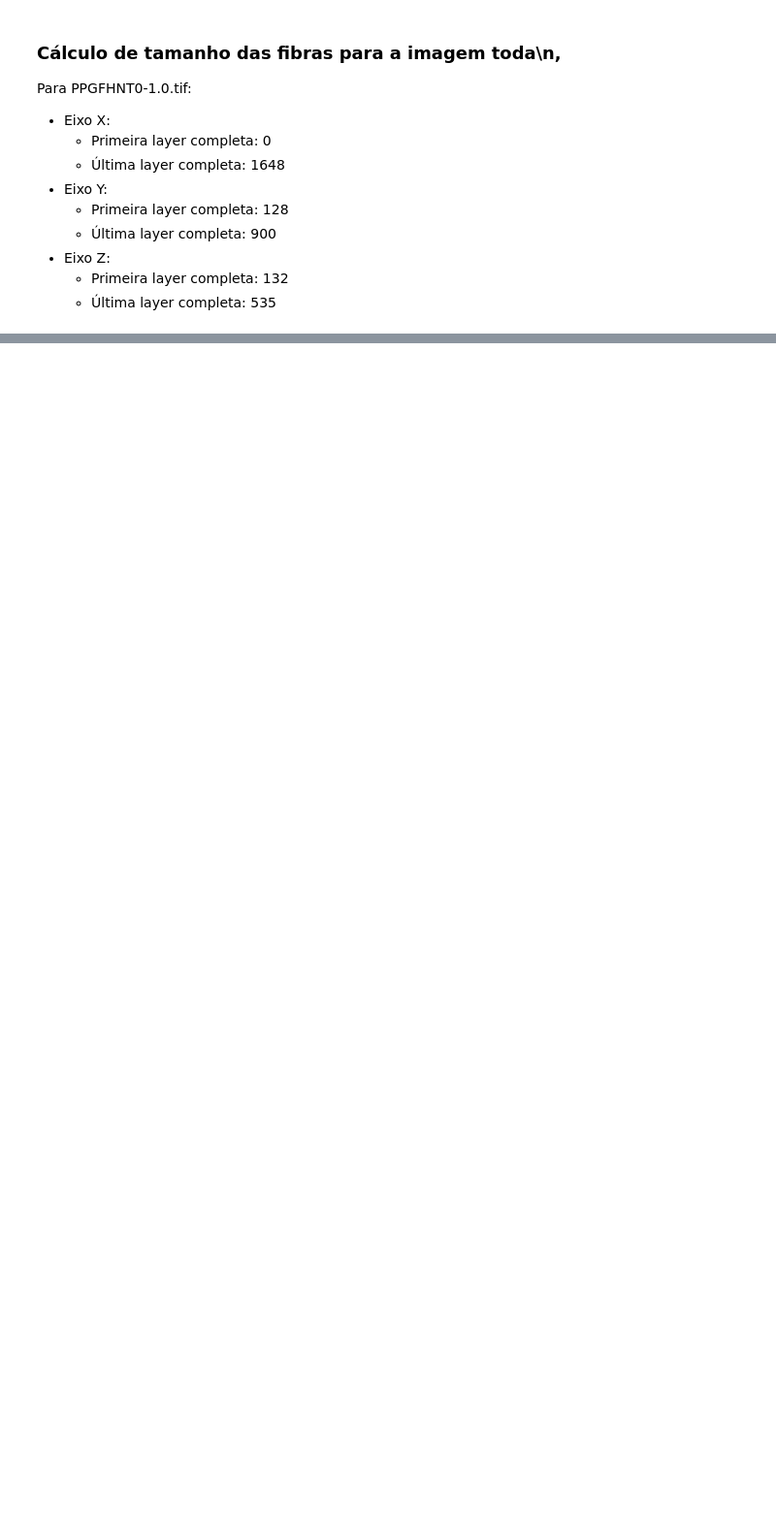
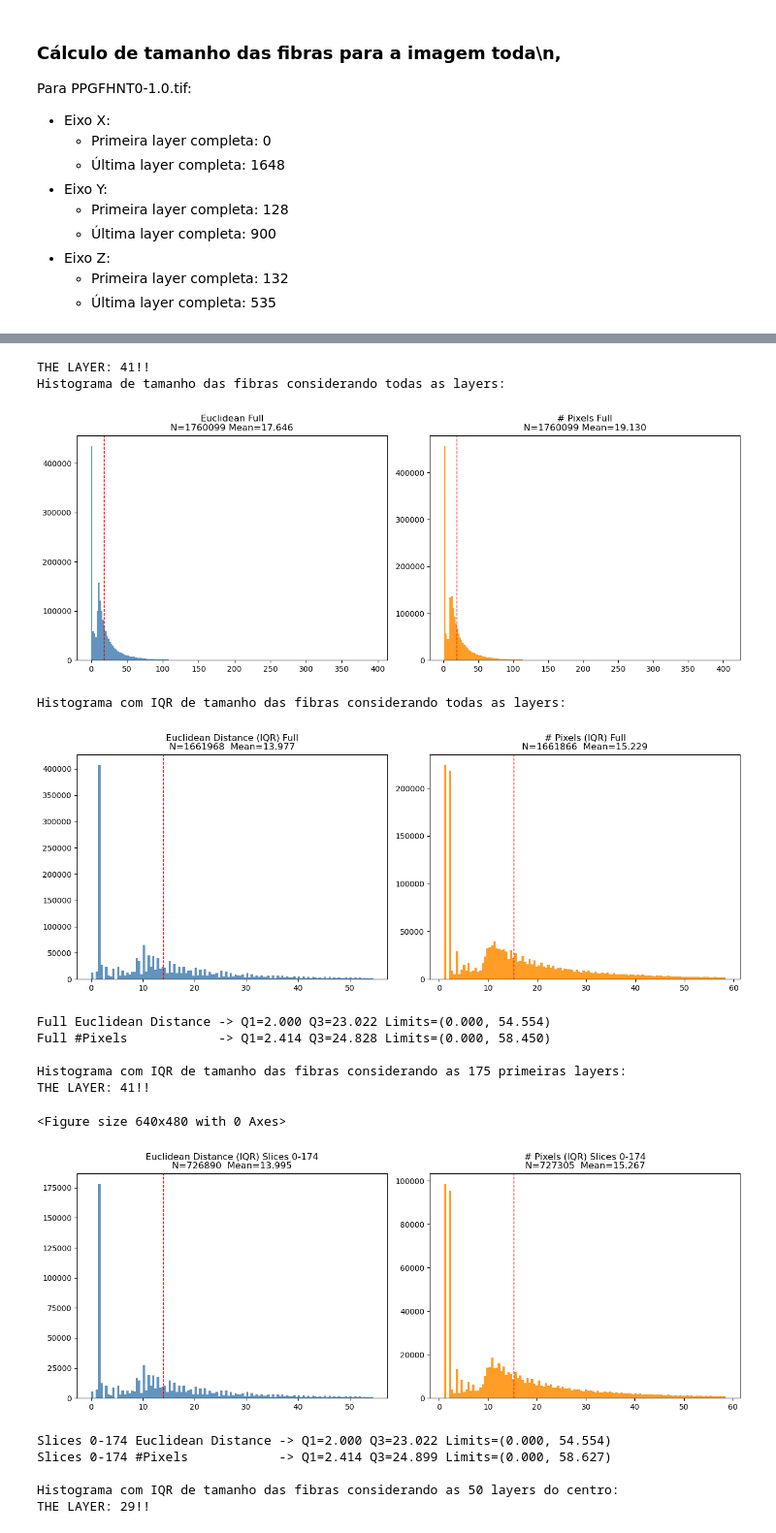
Before and after one commit to litc-ufmg/toronto-fibers, a Jupyter notebook: fiber_separation.ipynb, the cells around one changed output, grey strips where cells are left out. Shown at 97% size. Drawn from its saved outputs; the diff is of its cells as text; code cells hidden in the pictures; blank space fills up the shorter version.

```diff
--- a/fiber_separation.ipynb
+++ b/fiber_separation.ipynb
@@ -1170,0 +1266,70 @@ plot_hist_filtered(euclid_c, branch_c, "Slices 225-end", bins=120)
+# %%
+euclid_full, branch_full = calcula_comp_2d(esqueletos_separados, 'z')
+
+os.makedirs("metric_plots", exist_ok=True)
+
+print('Histograma de tamanho das fibras considerando todas as layers:')
+
+plt.figure(figsize=(13, 5))
+
+plt.subplot(1,2,1)
+plt.hist(euclid_full, bins=200, color='steelblue', alpha=0.85)
+plt.title(f'Euclidean Full\nN={len(euclid_full)} Mean={euclid_full.mean():.3f}')
+
+plt.subplot(1,2,2)
+plt.hist(branch_full, bins=200, color='darkorange', alpha=0.85)
+plt.title(f'# Pixels Full\nN={len(branch_full)} Mean={branch_full.mean():.3f}')
+
+plt.gcf().axes[0].axvline(euclid_full.mean(), color='red', linestyle='--', linewidth=1)
+plt.gcf().axes[1].axvline(branch_full.mean(), color='red', linestyle='--', linewidth=1)
+
+plt.tight_layout()
+plt.savefig("metric_plots/hist_rmsmall_true_full_raw.png")
+plt.show()
+
+print('Histograma com IQR de tamanho das fibras considerando todas as layers:')
+
+plot_hist_filtered(euclid_full, branch_full, "Full", bins=120)
+fig = plt.gcf()
+fig.savefig("metric_plots/hist_rmsmall_true_full_iqr.png")
+
+print('Histograma com IQR de tamanho das fibras considerando as 175 primeiras layers:')
+
+euclid_a, branch_a = calcula_comp_2d(esqueletos_separados[:, :, :175], 'z')
+plot_hist_filtered(euclid_a, branch_a, "Slices 0-174", bins=120)
+fig = plt.gcf()
+fig.savefig("metric_plots/hist_rmsmall_true_1st3_iqr.png")
+
+print('Histograma com IQR de tamanho das fibras considerando as 50 layers do centro:')
+
+euclid_b, branch_b = calcula_comp_2d(esqueletos_separados[:, :, 175:225], 'z')
+plot_hist_filtered(euclid_b, branch_b, "Slices 175-224", bins=120)
+fig = plt.gcf()
+fig.savefig("metric_plots/hist_rmsmall_true_2nd3_iqr.png")
+
+print('Histograma com IQR de tamanho das fibras considerando as 178 útimas layers:')
+
+euclid_c, branch_c = calcula_comp_2d(esqueletos_separados[:, :, 225:], 'z')
+plot_hist_filtered(euclid_c, branch_c, "Slices 225-end", bins=120)
+fig = plt.gcf()
+fig.savefig("metric_plots/hist_rmsmall_true_3rd3_iqr.png")
+
+# scp -r homero_castro@litc59:/home/homero_castro/toronto/metric_plots C:\Users\Homero\documents\LITC\Toronto_Fibers
+# %% [output]
+THE LAYER: 41!!
+Histograma de tamanho das fibras considerando todas as layers:
+[figure, added]
+Histograma com IQR de tamanho das fibras considerando todas as layers:
+[figure, added]
+Full Euclidean Distance -> Q1=2.000 Q3=23.022 Limits=(0.000, 54.554)
+Full #Pixels            -> Q1=2.414 Q3=24.828 Limits=(0.000, 58.450)
+
+Histograma com IQR de tamanho das fibras considerando as 175 primeiras layers:
+THE LAYER: 41!!
+<Figure size 640x480 with 0 Axes>
+[figure, added]
+Slices 0-174 Euclidean Distance -> Q1=2.000 Q3=23.022 Limits=(0.000, 54.554)
+Slices 0-174 #Pixels            -> Q1=2.414 Q3=24.899 Limits=(0.000, 58.627)
+
+Histograma com IQR de tamanho das fibras considerando as 50 layers do centro:
+THE LAYER: 29!!
```
Also changed, not shown: parts of 9 cells of this notebook, 1 other file.
